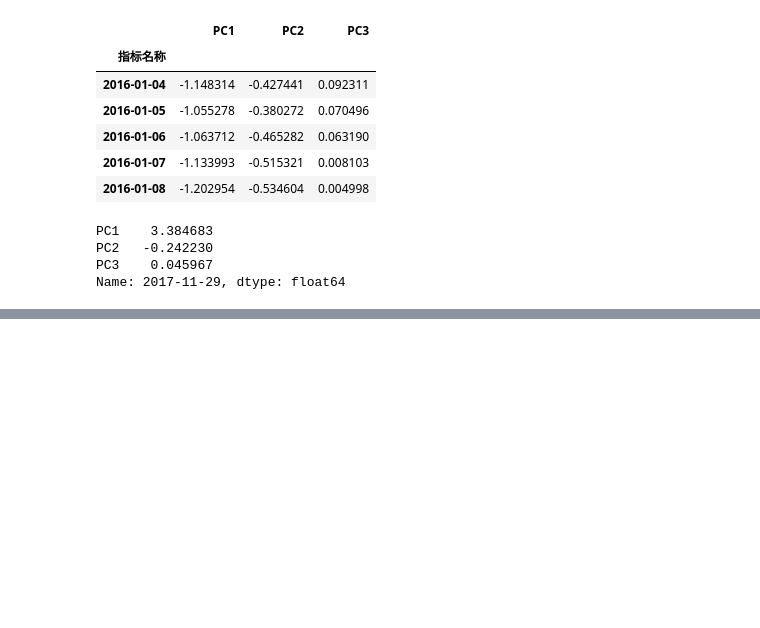
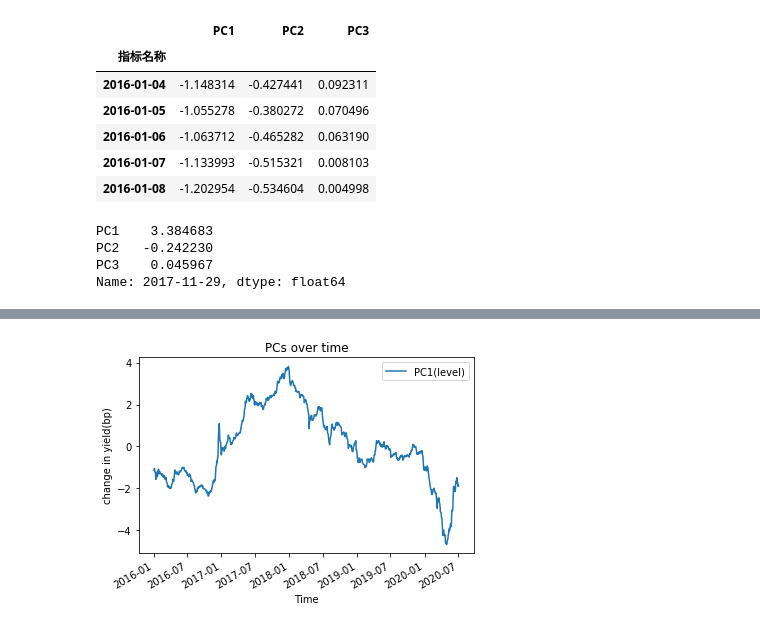
Before and after one commit to KyleMFE/PCA, a Jupyter notebook: PCA's_Applications_in_Curve_Yield_Structure .ipynb, the cells around one changed output, grey strips where cells are left out. Drawn from its saved outputs; the diff is of its cells as text; code cells hidden in the pictures; blank space fills up the shorter version.

```diff
--- a/PCA's_Applications_in_Curve_Yield_Structure .ipynb
+++ b/PCA's_Applications_in_Curve_Yield_Structure .ipynb
@@ -273,0 +303,10 @@ Name: 2017-11-29, dtype: float64
+# %%
+plt.plot(date, scores['PC1'].values)
+plt.gcf().autofmt_xdate()
+plt.xlabel("Time")
+plt.ylabel("change in yield(bp)")
+plt.title('PCs over time')
+plt.legend(['PC1(level)'])
+plt.show()
+# %% [output]
+[figure, added]
```
Also changed, not shown: parts of 8 cells of this notebook.
